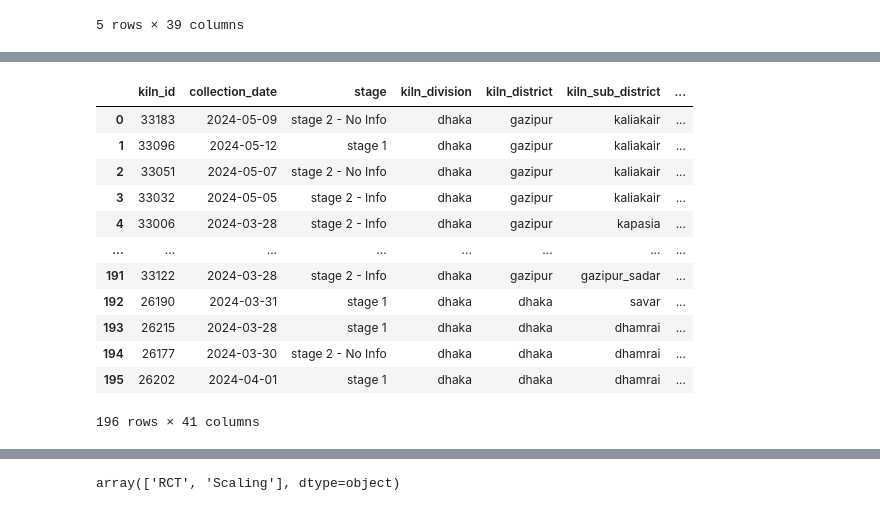
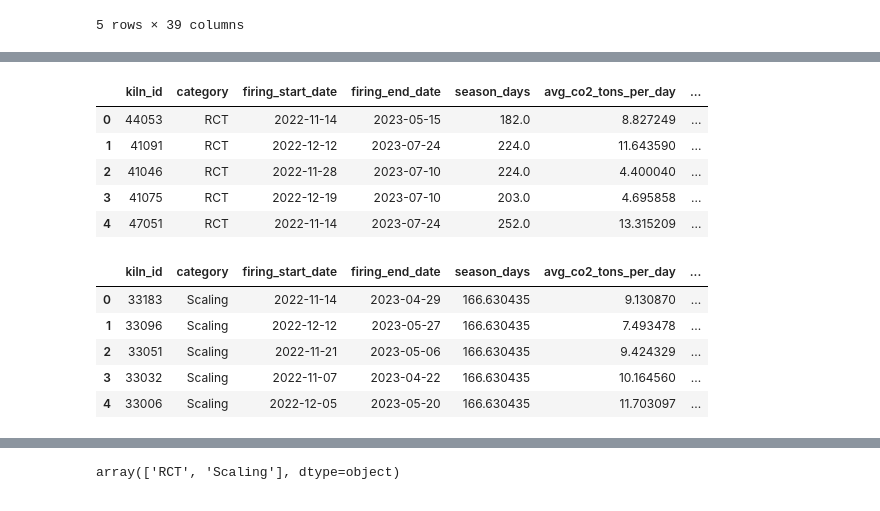
Before and after one commit to ayako-kawano/brick_kiln_emission, a Jupyter notebook: 01_clean_emission_data_v2.ipynb, the cells around one changed output, grey strips where cells are left out. Cells and saved outputs as stored; diff of their text form; code cells hidden in the pictures.

```diff
--- a/01_clean_emission_data_v2.ipynb
+++ b/01_clean_emission_data_v2.ipynb
@@ -32,5 +32,14 @@ dist_path = "/Users/akawano/Library/CloudStorage/GoogleDrive-akawano@stanford.ed
 # %%
 # Import kiln location data
 kilns_gps = gpd.read_file(os.path.join(path, "gps_all_kilns.shp"))
-kilns_gps.head()
+print(kilns_gps.head())
+
+RCT_kilns = kilns_gps[kilns_gps['category']=="RCT"]
+print(RCT_kilns.head())
+
+Scaling_kilns = kilns_gps[kilns_gps['category']=="Scaling"]
+print(scaling_kilns.head())
+
+PNAS_kilns = kilns_gps[kilns_gps['category']=="PNAS"]
+PNAS_kilns.head()
 # %% [output]
@@ -70,4 +141,0 @@ df.head()
-# %%
-emi = pd.read_csv(os.path.join(path, "rct_emissions_data.csv"))
-print(emi['kiln_district'].unique())
-emi.head()
@@ -269,18 +234,25 @@ array(['gazipur', 'tangail', 'dhaka', 'manikganj'], dtype=object)
+# %%
+# Match with location datae - RCT
+
+emissions_RCT = emissions[emissions['category']=='RCT']
+emissions_else = emissions[emissions['category']!='RCT']
+emissions_data = pd.merge(emissions_RCT.drop(columns = ['latitude','longitude']), RCT_kilns[['kiln_id']].copy(), on = ['kiln_id'], how = 'left')
+emissions_data.head()
+# %% [output]
+|  | kiln_id | category | firing_start_date | firing_end_date | season_days | avg_co2_tons_per_day | ... |
+| 0 | 44053 | RCT | 2022-11-14 | 2023-05-15 | 182.0 | 8.827249 | ... |
+| 1 | 41091 | RCT | 2022-12-12 | 2023-07-24 | 224.0 | 11.643590 | ... |
+| 2 | 41046 | RCT | 2022-11-28 | 2023-07-10 | 224.0 | 4.400040 | ... |
+| 3 | 41075 | RCT | 2022-12-19 | 2023-07-10 | 203.0 | 4.695858 | ... |
+| 4 | 47051 | RCT | 2022-11-14 | 2023-07-24 | 252.0 | 13.315209 | ... |
 # %%
-# get latitude and longitude from subdistrict centroid
-emi_scale = pd.merge(emi2, subdist, on = ['kiln_sub_district','kiln_district'], how = 'left')
-emi_scale
+# Match with location datae - Scaling
+emissions_scale = pd.merge(emissions_else.drop(columns = ['latitude','longitude']), Scaling_kilns[['kiln_id']].copy(), on = ['kiln_id'], how = 'left')
+emissions_scale.head()
 # %% [output]
-|  | kiln_id | collection_date | stage | kiln_division | kiln_district | kiln_sub_district | ... |
-| 0 | 33183 | 2024-05-09 | stage 2 - No Info | dhaka | gazipur | kaliakair | ... |
-| 1 | 33096 | 2024-05-12 | stage 1 | dhaka | gazipur | kaliakair | ... |
-| 2 | 33051 | 2024-05-07 | stage 2 - No Info | dhaka | gazipur | kaliakair | ... |
-| 3 | 33032 | 2024-05-05 | stage 2 - Info | dhaka | gazipur | kaliakair | ... |
-| 4 | 33006 | 2024-03-28 | stage 2 - Info | dhaka | gazipur | kapasia | ... |
-| ... | ... | ... | ... | ... | ... | ... | ... |
-| 191 | 33122 | 2024-03-28 | stage 2 - Info | dhaka | gazipur | gazipur_sadar | ... |
-| 192 | 26190 | 2024-03-31 | stage 1 | dhaka | dhaka | savar | ... |
-| 193 | 26215 | 2024-03-28 | stage 1 | dhaka | dhaka | dhamrai | ... |
-| 194 | 26177 | 2024-03-30 | stage 2 - No Info | dhaka | dhaka | dhamrai | ... |
-| 195 | 26202 | 2024-04-01 | stage 1 | dhaka | dhaka | dhamrai | ... |
+|  | kiln_id | category | firing_start_date | firing_end_date | season_days | avg_co2_tons_per_day | ... |
+| 0 | 33183 | Scaling | 2022-11-14 | 2023-04-29 | 166.630435 | 9.130870 | ... |
+| 1 | 33096 | Scaling | 2022-12-12 | 2023-05-27 | 166.630435 | 7.493478 | ... |
+| 2 | 33051 | Scaling | 2022-11-21 | 2023-05-06 | 166.630435 | 9.424329 | ... |
+| 3 | 33032 | Scaling | 2022-11-07 | 2023-04-22 | 166.630435 | 10.164560 | ... |
+| 4 | 33006 | Scaling | 2022-12-05 | 2023-05-20 | 166.630435 | 11.703097 | ... |
-196 rows × 41 columns
```
Also changed, not shown: parts of 31 cells of this notebook.
